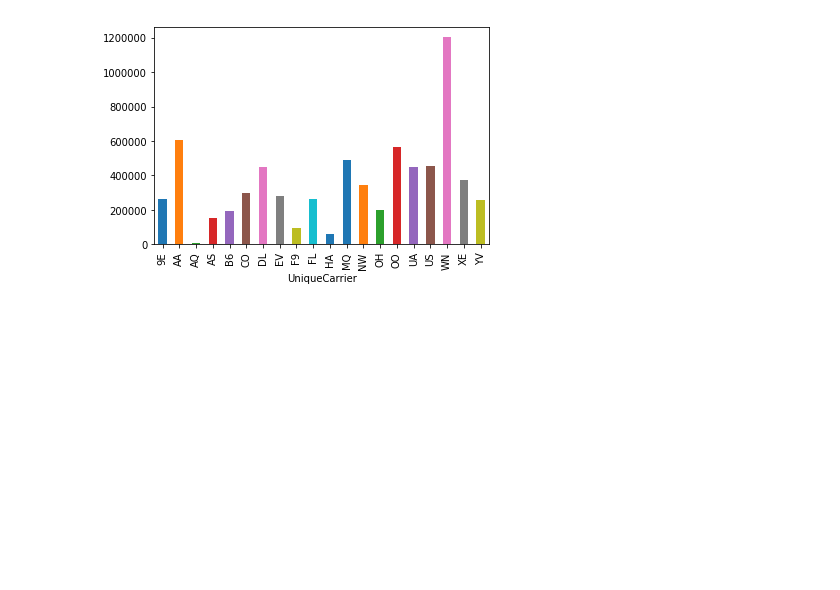
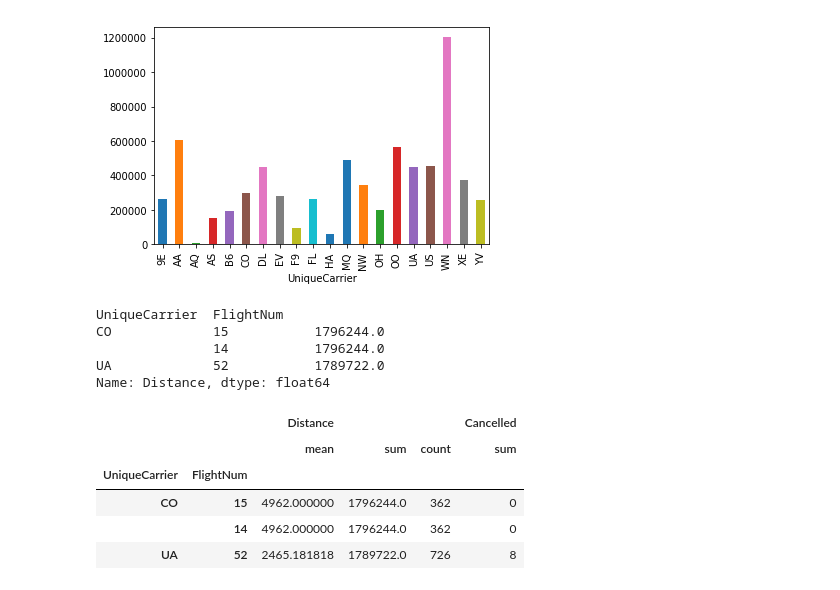
Before and after one commit to BurkovBA/OML, a Jupyter notebook: OpenMachineLearning/Assignment2/Assignment2.ipynb, the cells around one changed output. Drawn from its saved outputs; the diff is of its cells as text; code cells hidden in the pictures; blank space fills up the shorter version.

```diff
--- a/OpenMachineLearning/Assignment2/Assignment2.ipynb
+++ b/OpenMachineLearning/Assignment2/Assignment2.ipynb
@@ -100,3 +100,23 @@ flights_df.groupby('UniqueCarrier').size().plot(kind='bar')
 # %% [output]
 <matplotlib.axes._subplots.AxesSubplot at 0x...>
 [figure]
+# %%
+flights_df.groupby(['UniqueCarrier', 'FlightNum'])['Distance'].sum().sort_values(ascending=False).iloc[:3]
+# %% [output]
+UniqueCarrier  FlightNum
+CO             15           1796244.0
+               14           1796244.0
+UA             52           1789722.0
+Name: Distance, dtype: float64
+# %%
+flights_df.groupby(['UniqueCarrier','FlightNum'])\
+.agg({'Distance': [np.mean, np.sum, 'count'], 'Cancelled': np.sum})\
+.sort_values(('Distance', 'sum'), ascending=False)\
+.iloc[0:3]
+# %% [output]
+|  |  | Distance |  |  | Cancelled |
+|  |  | mean | sum | count | sum |
+| UniqueCarrier | FlightNum |  |  |  |  |
+| CO | 15 | 4962.000000 | 1796244.0 | 362 | 0 |
+|  | 14 | 4962.000000 | 1796244.0 | 362 | 0 |
+| UA | 52 | 2465.181818 | 1789722.0 | 726 | 8 |
```
Also changed, not shown: parts of 1 cell of this notebook.
